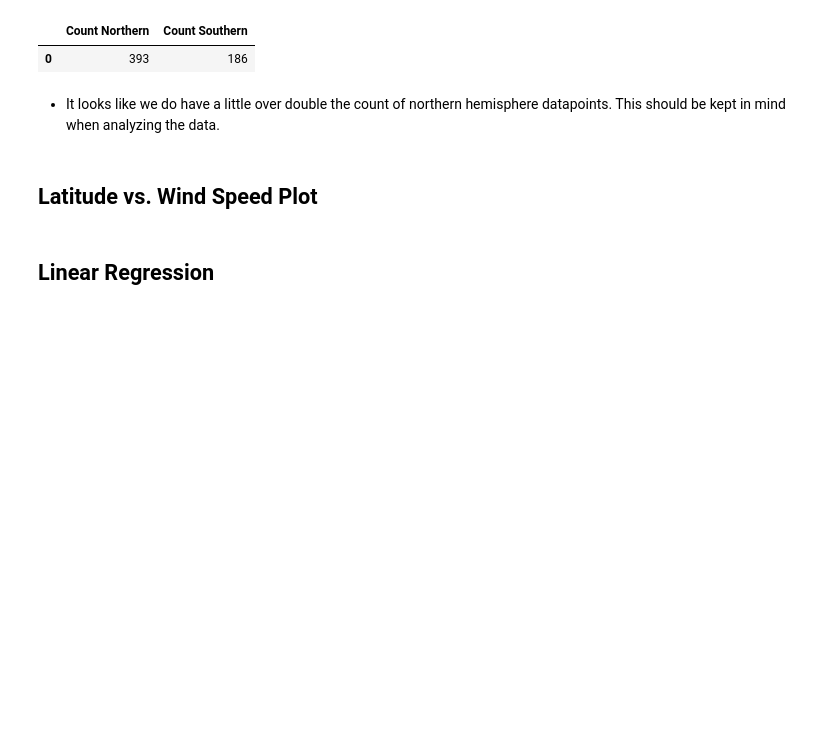
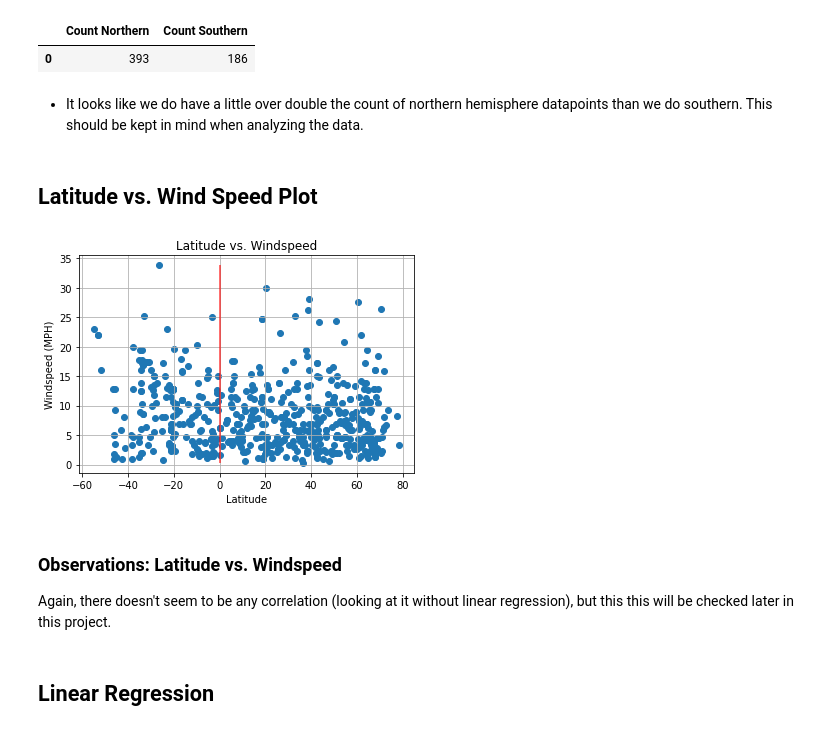
Before and after one commit to CCom20/api-challenge-python, a Jupyter notebook: weatherpy/starter_code/WeatherPy.ipynb, the cells around one changed output. Cells and saved outputs as stored; diff of their text form; code cells hidden in the pictures; blank space fills up the shorter version.

Commit message:
Moving into Linear Regression

```diff
--- a/weatherpy/starter_code/WeatherPy.ipynb
+++ b/weatherpy/starter_code/WeatherPy.ipynb
@@ -375,9 +375,32 @@ hemisphere_data_counts
 |  | Count Northern | Count Southern |
 | 0 | 393 | 186 |
 # %% [markdown]
-* It looks like we do have a little over double the count of northern hemisphere datapoints. This should be kept in mind when analyzing the data.
+* It looks like we do have a little over double the count of northern hemisphere datapoints than we do southern. This should be kept in mind when analyzing the data.
 # %% [markdown]
 ## Latitude vs. Wind Speed Plot
+# %%
+# Find and set the data to work with: Cloudiness and Latitude
+lat_scatter = weather_df["Lat"]
+wind_scatter = weather_df["Windspeed"]
+
+# Set the Labels for the Title, X-Axis, and Y-Axis
+plt.ylabel("Windspeed (MPH)")
+plt.xlabel("Latitude")
+plt.title("Latitude vs. Windspeed")
+
+# Add horizontal line for the "equator" and a grid to make it easier to read
+plt.vlines(0, min(wind_scatter), max(wind_scatter), alpha=.75, color="red")
+plt.grid()
+
+# Populate and save the figure / plot
+plt.scatter(lat_scatter, wind_scatter)
+plt.savefig("../output_data/lat_vs_wind_fig.jpeg")
+# %% [output]
+[figure, added]
+# %% [markdown]
+### Observations: Latitude vs. Windspeed
+
+Again, there doesn't seem to be any correlation (looking at it without linear regression), but this this will be checked later in this project.
 # %% [markdown]
 ## Linear Regression
 # %% [markdown]
```
Also changed, not shown: 1 other file.
